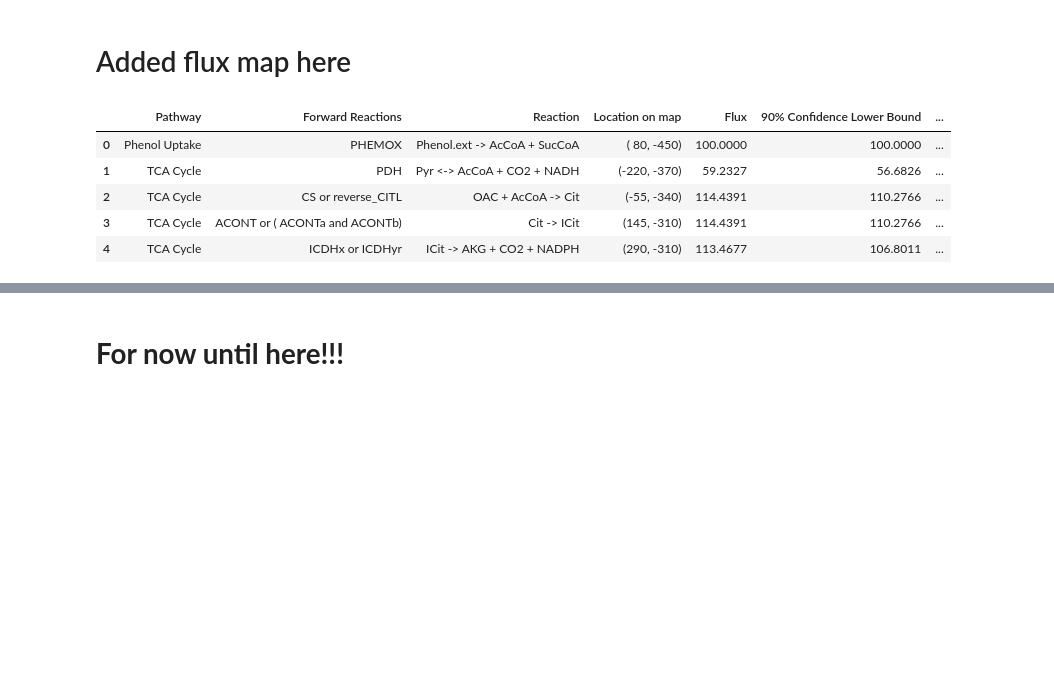
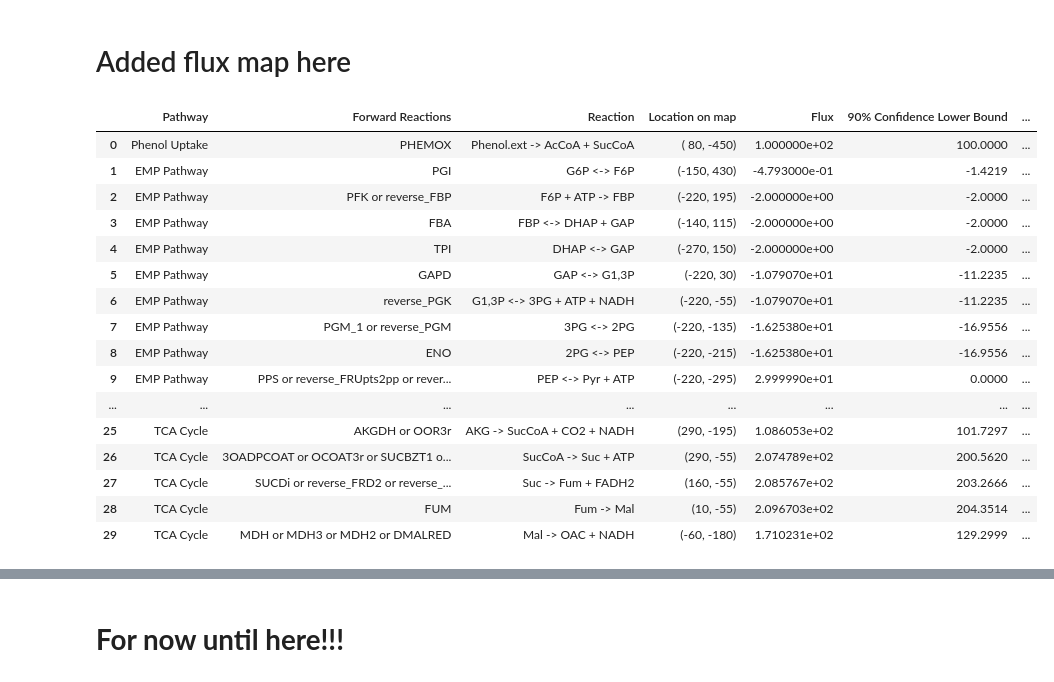
Before and after one commit to LBLQMM/RhodococcusGSM, a Jupyter notebook: Biodesign_gr/notebooks/I_EFLUX2-SPOT_predictionswithreprocesseddatacorr3_clean_gr.ipynb, the cells around one changed output, grey strips where cells are left out. Cells and saved outputs as stored; diff of their text form; code cells hidden in the pictures; blank space fills up the shorter version.

```diff
--- a/Biodesign_gr/notebooks/I_EFLUX2-SPOT_predictionswithreprocesseddatacorr3_clean_gr.ipynb
+++ b/Biodesign_gr/notebooks/I_EFLUX2-SPOT_predictionswithreprocesseddatacorr3_clean_gr.ipynb
@@ -445,14 +466,25 @@ scatterplotcomp_obs_vs_pred(obspred_fluxes, substrate='phenol', method='EFLUX2')
 # %% [markdown]
 # Added flux map here
 # %%
-obspred_fluxes.head()
+obspred_fluxes.head(30)
 # %% [output]
 |  | Pathway | Forward Reactions | Reaction | Location on map | Flux | 90% Confidence Lower Bound | ... |
-| 0 | Phenol Uptake | PHEMOX | Phenol.ext -> AcCoA + SucCoA | ( 80, -450) | 100.0000 | 100.0000 | ... |
-| 1 | TCA Cycle | PDH | Pyr <-> AcCoA + CO2 + NADH | (-220, -370) | 59.2327 | 56.6826 | ... |
-| 2 | TCA Cycle | CS or reverse_CITL | OAC + AcCoA -> Cit | (-55, -340) | 114.4391 | 110.2766 | ... |
-| 3 | TCA Cycle | ACONT or ( ACONTa and ACONTb) | Cit -> ICit | (145, -310) | 114.4391 | 110.2766 | ... |
-| 4 | TCA Cycle | ICDHx or ICDHyr | ICit -> AKG + CO2 + NADPH | (290, -310) | 113.4677 | 106.8011 | ... |
+| 0 | Phenol Uptake | PHEMOX | Phenol.ext -> AcCoA + SucCoA | ( 80, -450) | 1.000000e+02 | 100.0000 | ... |
+| 1 | EMP Pathway | PGI | G6P <-> F6P | (-150, 430) | -4.793000e-01 | -1.4219 | ... |
+| 2 | EMP Pathway | PFK or reverse_FBP | F6P + ATP -> FBP | (-220, 195) | -2.000000e+00 | -2.0000 | ... |
+| 3 | EMP Pathway | FBA | FBP <-> DHAP + GAP | (-140, 115) | -2.000000e+00 | -2.0000 | ... |
+| 4 | EMP Pathway | TPI | DHAP <-> GAP | (-270, 150) | -2.000000e+00 | -2.0000 | ... |
+| 5 | EMP Pathway | GAPD | GAP <-> G1,3P | (-220, 30) | -1.079070e+01 | -11.2235 | ... |
+| 6 | EMP Pathway | reverse_PGK | G1,3P <-> 3PG + ATP + NADH | (-220, -55) | -1.079070e+01 | -11.2235 | ... |
+| 7 | EMP Pathway | PGM_1 or reverse_PGM | 3PG <-> 2PG | (-220, -135) | -1.625380e+01 | -16.9556 | ... |
+| 8 | EMP Pathway | ENO | 2PG <-> PEP | (-220, -215) | -1.625380e+01 | -16.9556 | ... |
+| 9 | EMP Pathway | PPS or reverse_FRUpts2pp or rever... | PEP <-> Pyr + ATP | (-220, -295) | 2.999990e+01 | 0.0000 | ... |
+| ... | ... | ... | ... | ... | ... | ... | ... |
+| 25 | TCA Cycle | AKGDH or OOR3r | AKG -> SucCoA + CO2 + NADH | (290, -195) | 1.086053e+02 | 101.7297 | ... |
+| 26 | TCA Cycle | 3OADPCOAT or OCOAT3r or SUCBZT1 o... | SucCoA -> Suc + ATP | (290, -55) | 2.074789e+02 | 200.5620 | ... |
+| 27 | TCA Cycle | SUCDi or reverse_FRD2 or reverse_... | Suc -> Fum + FADH2 | (160, -55) | 2.085767e+02 | 203.2666 | ... |
+| 28 | TCA Cycle | FUM | Fum -> Mal | (10, -55) | 2.096703e+02 | 204.3514 | ... |
+| 29 | TCA Cycle | MDH or MDH3 or MDH2 or DMALRED | Mal -> OAC + NADH | (-60, -180) | 1.710231e+02 | 129.2999 | ... |
 # %%
 # fig, ax = plt.subplots(figsize=(15, 12), dpi=80)
 # img = mpimg.imread('./unlabeled_flux_map.png')
```
Also changed, not shown: parts of 11 cells of this notebook, 8 other files.
